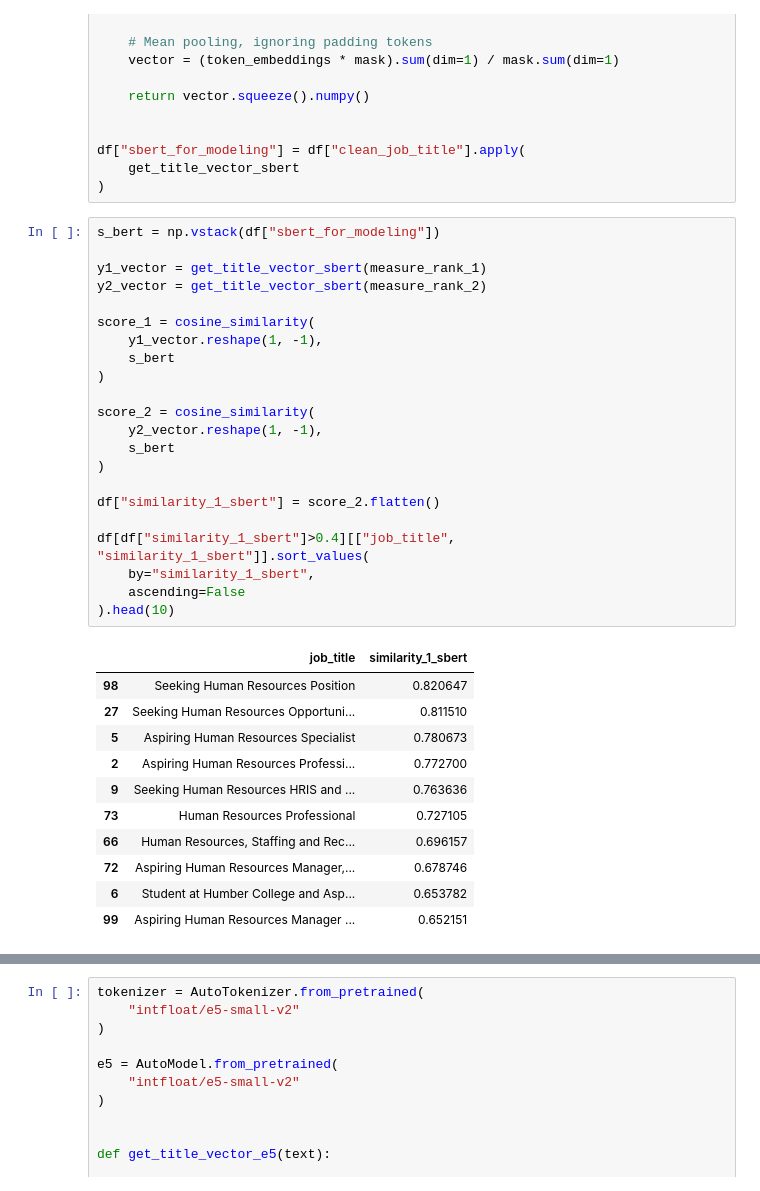
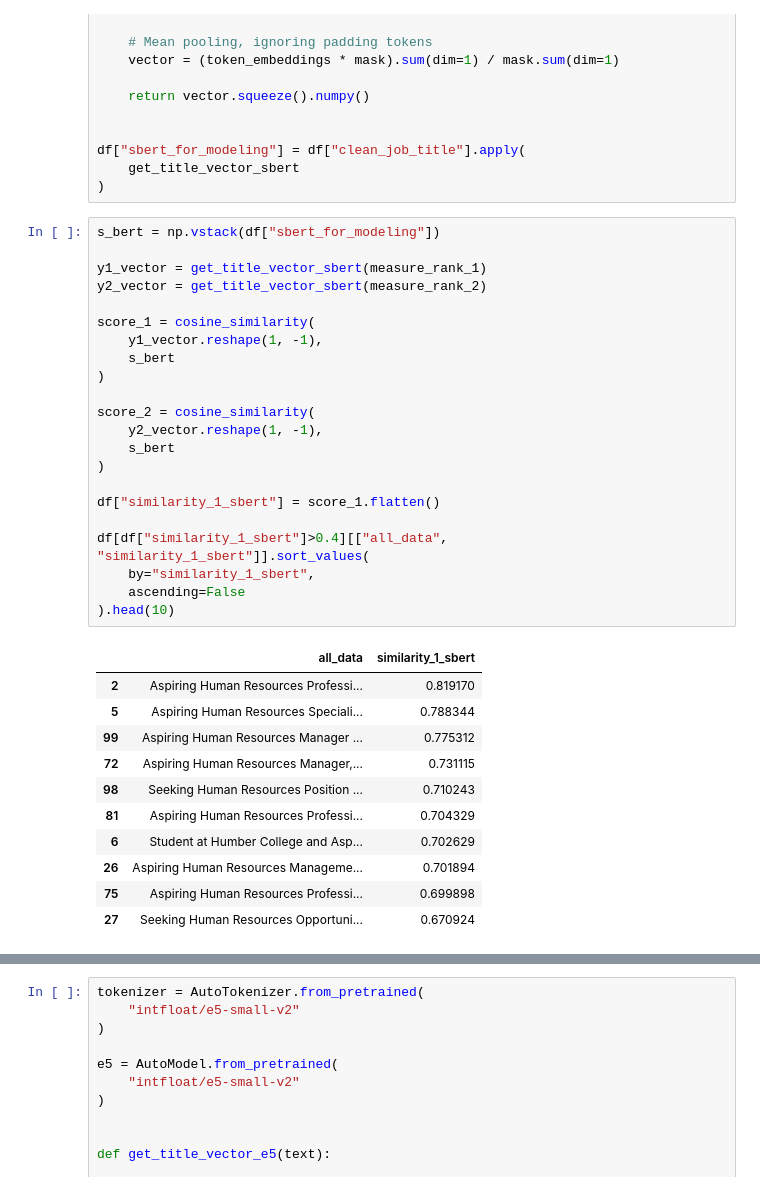
Before and after one commit to safwt-data/QwnYr0x6YtL8f4mY, a Jupyter notebook: notebooks/notebook_1.ipynb, the cells around one changed output, grey strips where cells are left out. Cells and saved outputs as stored; diff of their text form.

```diff
--- a/notebooks/notebook_1.ipynb
+++ b/notebooks/notebook_1.ipynb
@@ -415,37 +414,37 @@ df["sbert_for_modeling"] = df["clean_job_title"].apply(
 # %%
 s_bert = np.vstack(df["sbert_for_modeling"])
 
 y1_vector = get_title_vector_sbert(measure_rank_1)
 y2_vector = get_title_vector_sbert(measure_rank_2)
 
 score_1 = cosine_similarity(
     y1_vector.reshape(1, -1),
     s_bert
 )
 
 score_2 = cosine_similarity(
     y2_vector.reshape(1, -1),
     s_bert
 )
 
-df["similarity_1_sbert"] = score_2.flatten()
+df["similarity_1_sbert"] = score_1.flatten()
 
-df[df["similarity_1_sbert"]>0.4][["job_title", "similarity_1_sbert"]].sort_values(
+df[df["similarity_1_sbert"]>0.4][["all_data", "similarity_1_sbert"]].sort_values(
     by="similarity_1_sbert",
     ascending=False
 ).head(10)
 # %% [output]
-|  | job_title | similarity_1_sbert |
-| 98 | Seeking Human Resources Position | 0.820647 |
-| 27 | Seeking Human Resources Opportuni... | 0.811510 |
-| 5 | Aspiring Human Resources Specialist | 0.780673 |
-| 2 | Aspiring Human Resources Professi... | 0.772700 |
-| 9 | Seeking Human Resources HRIS and ... | 0.763636 |
-| 73 | Human Resources Professional | 0.727105 |
-| 66 | Human Resources, Staffing and Rec... | 0.696157 |
-| 72 | Aspiring Human Resources Manager,... | 0.678746 |
-| 6 | Student at Humber College and Asp... | 0.653782 |
-| 99 | Aspiring Human Resources Manager ... | 0.652151 |
+|  | all_data | similarity_1_sbert |
+| 2 | Aspiring Human Resources Professi... | 0.819170 |
+| 5 | Aspiring Human Resources Speciali... | 0.788344 |
+| 99 | Aspiring Human Resources Manager ... | 0.775312 |
+| 72 | Aspiring Human Resources Manager,... | 0.731115 |
+| 98 | Seeking Human Resources Position ... | 0.710243 |
+| 81 | Aspiring Human Resources Professi... | 0.704329 |
+| 6 | Student at Humber College and Asp... | 0.702629 |
+| 26 | Aspiring Human Resources Manageme... | 0.701894 |
+| 75 | Aspiring Human Resources Professi... | 0.699898 |
+| 27 | Seeking Human Resources Opportuni... | 0.670924 |
 # %%
 df["similarity_2_sbert"] = score_2.flatten()
 
```
Also changed, not shown: parts of 11 cells of this notebook.
